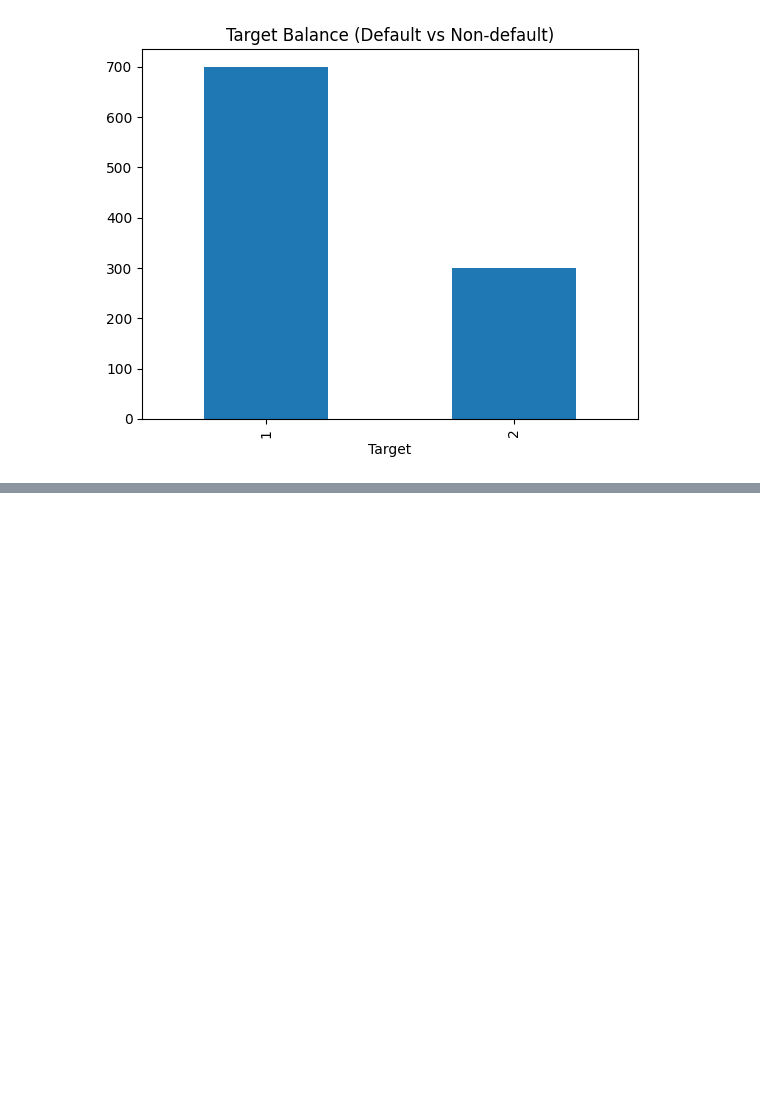
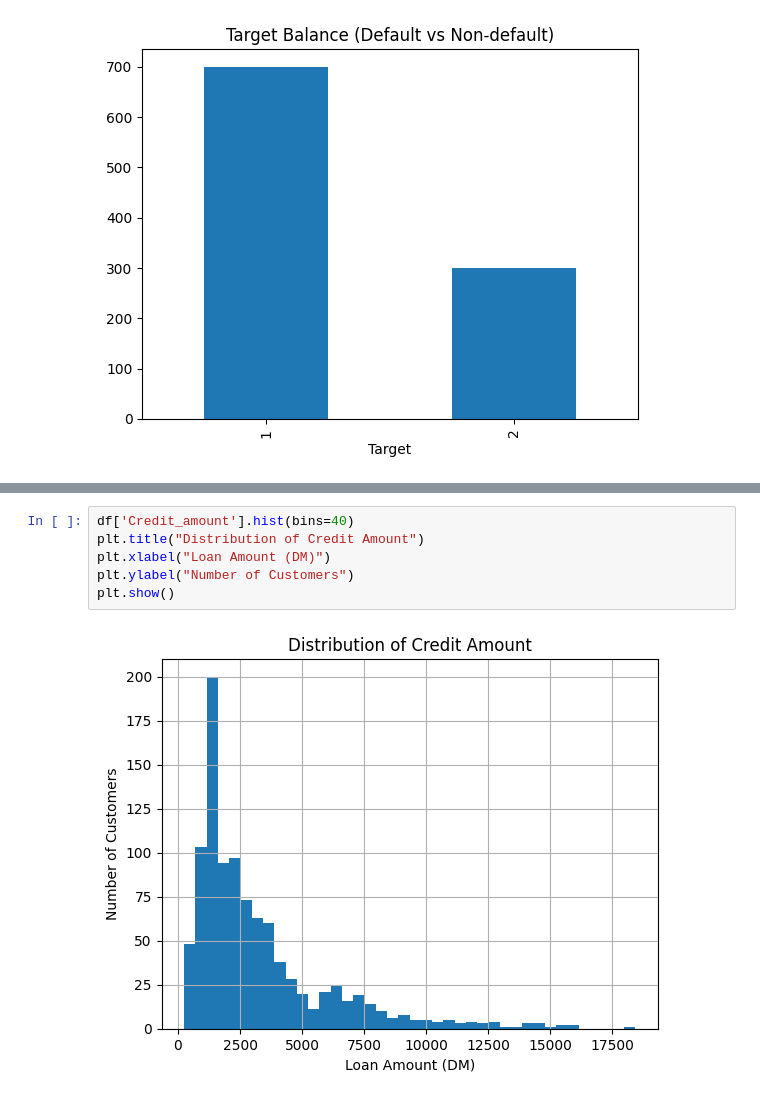
Before and after one commit to Suraj-Sedai/credit-risk-prediction, a Jupyter notebook: notebooks/02_eda.ipynb, the cells around one changed output, grey strips where cells are left out. Saved outputs shown, nothing was run; the diff lists cells and outputs as text; blank space fills up the shorter version.

```diff
--- a/notebooks/02_eda.ipynb
+++ b/notebooks/02_eda.ipynb
@@ -41,0 +39,8 @@ plt.show()
+# %%
+df['Credit_amount'].hist(bins=40)
+plt.title("Distribution of Credit Amount")
+plt.xlabel("Loan Amount (DM)")
+plt.ylabel("Number of Customers")
+plt.show()
+# %% [output]
+[figure, added]
```
Also changed, not shown: parts of 7 cells of this notebook, 1 other file.
